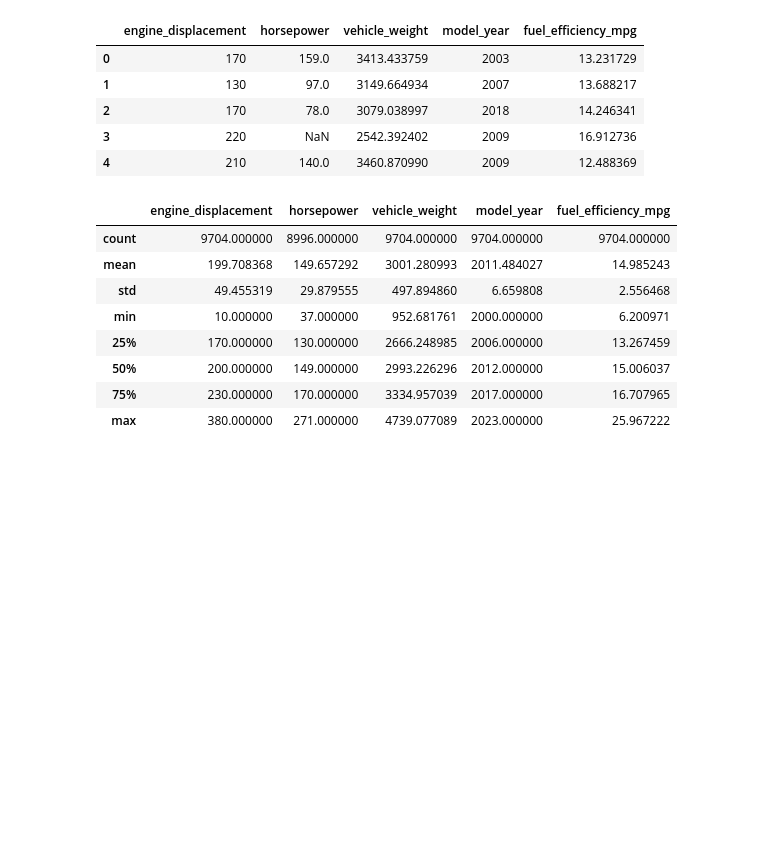
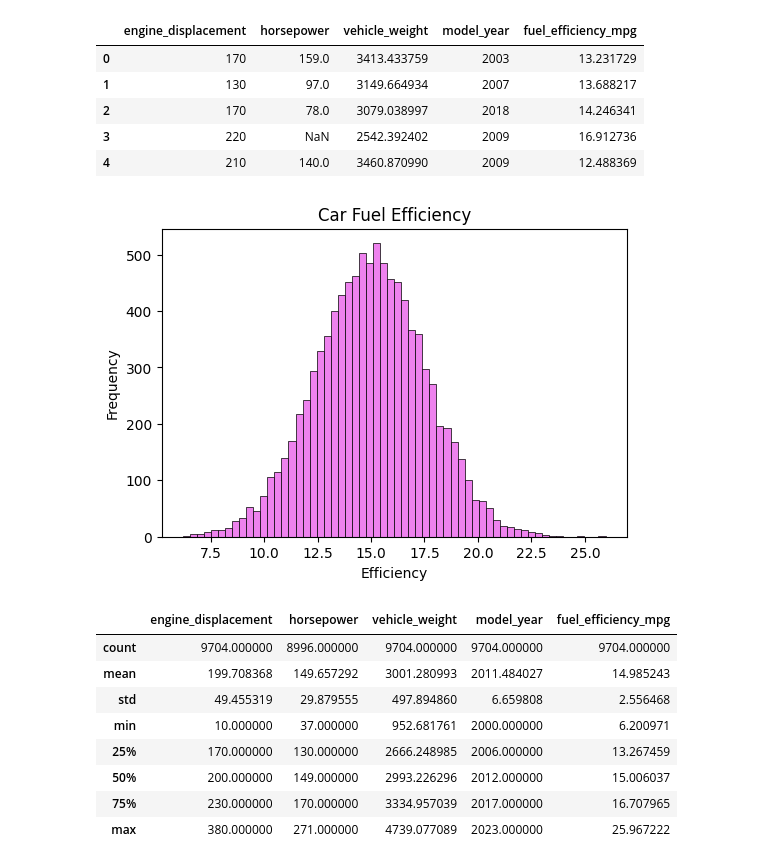
Before and after one commit to Aditya469/machine-learning-zoomcamp-homework, a Jupyter notebook: 02-regression/machine_learning_zoomcamp_homework_02_Regression.ipynb, the cells around one changed output. Cells and saved outputs as stored; diff of their text form; code cells hidden in the pictures; blank space fills up the shorter version.

```diff
--- a/02-regression/machine_learning_zoomcamp_homework_02_Regression.ipynb
+++ b/02-regression/machine_learning_zoomcamp_homework_02_Regression.ipynb
@@ -38,6 +41,17 @@ df.head()
 | 2 | 170 | 78.0 | 3079.038997 | 2018 | 14.246341 |
 | 3 | 220 | NaN | 2542.392402 | 2009 | 16.912736 |
 | 4 | 210 | 140.0 | 3460.870990 | 2009 | 12.488369 |
+# %%
+plt.figure(figsize=(6, 4))
+
+sns.histplot(df.fuel_efficiency_mpg, bins=60, color='violet', alpha=1)
+plt.ylabel('Frequency')
+plt.xlabel('Efficiency')
+plt.title('Car Fuel Efficiency')
+
+plt.show()
+# %% [output]
+[figure, added]
 # %%
 df.describe()
 # %% [output]
```
Also changed, not shown: parts of 5 cells of this notebook.
